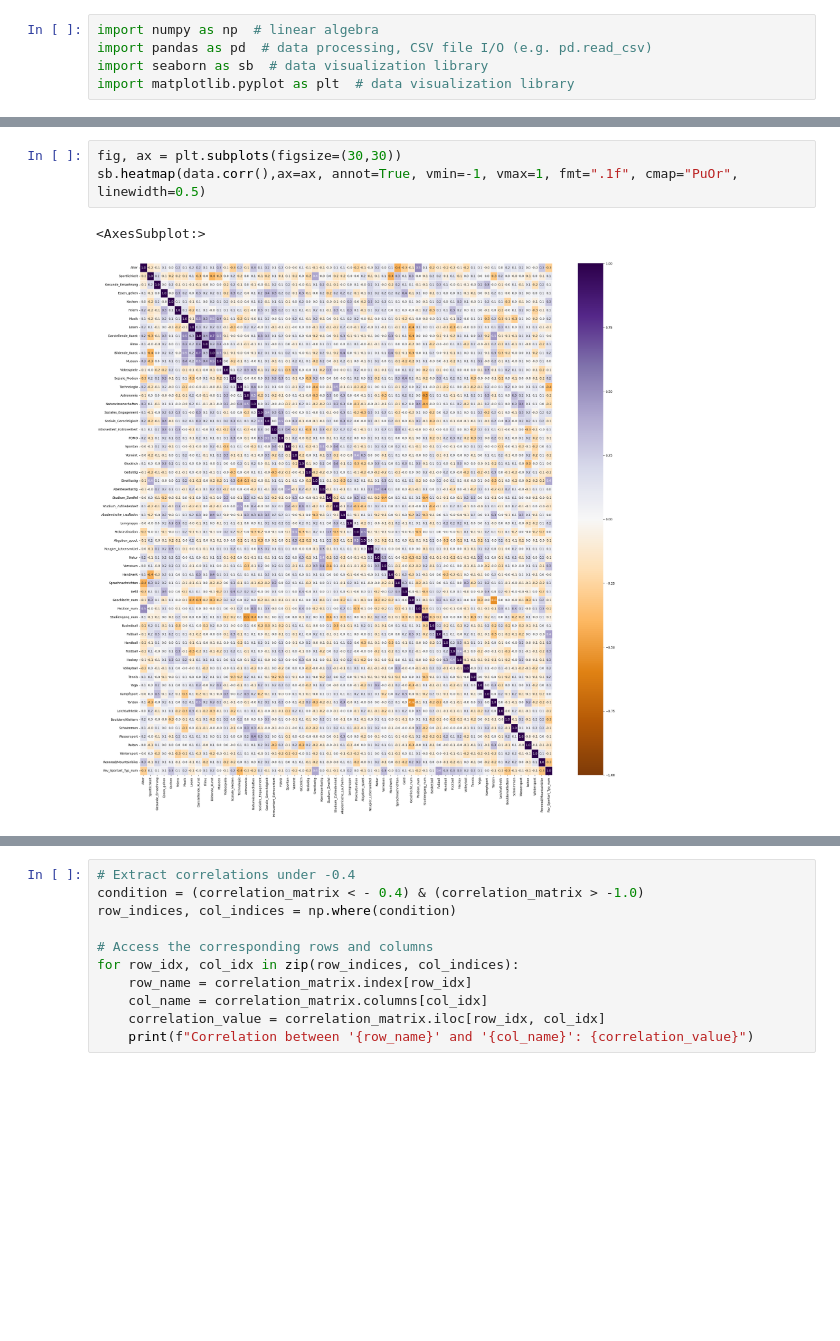
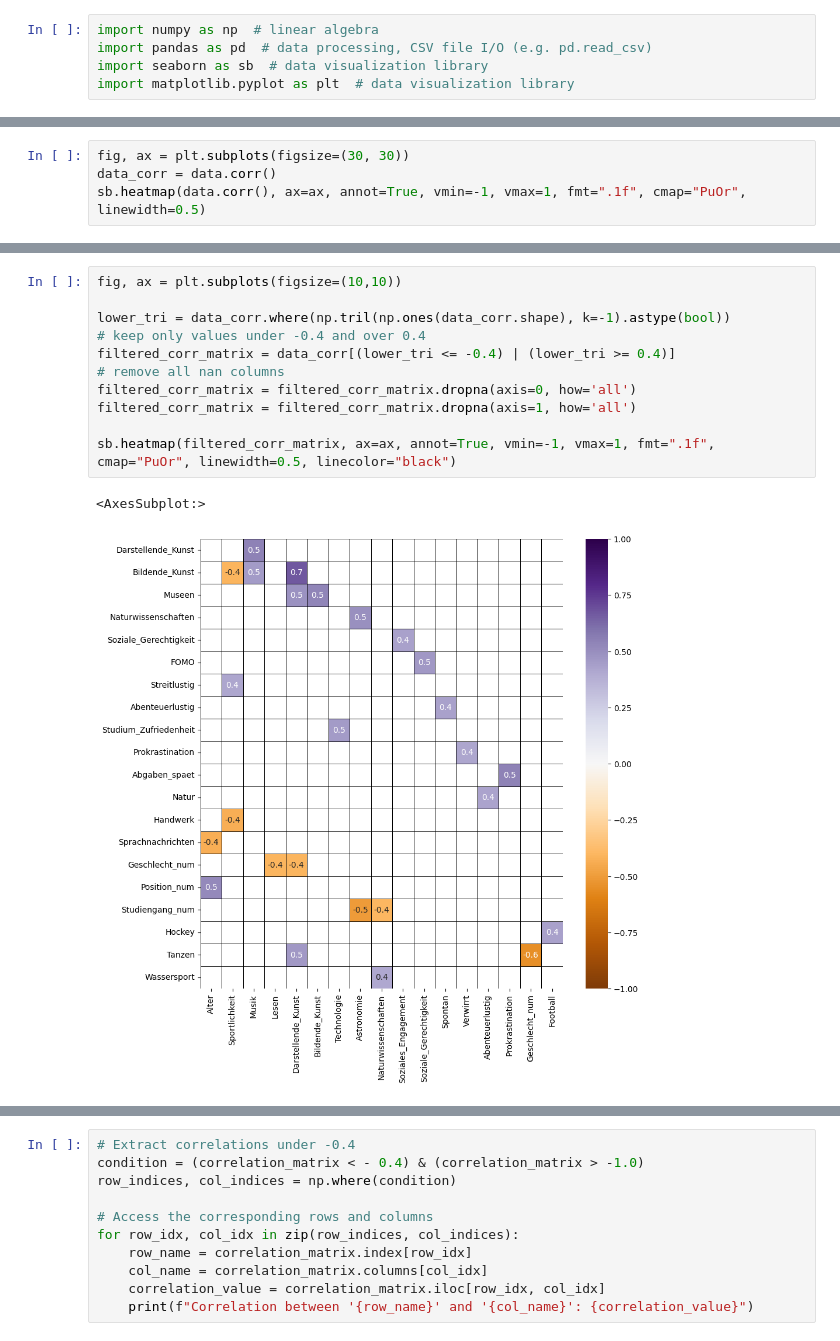
Before and after one commit to JulianCatnip/StudentMatcher, a Jupyter notebook: 02_Korrelationsanalyse.ipynb, the cells around one changed output, grey strips where cells are left out. Saved outputs shown, nothing was run; the diff lists cells and outputs as text; blank space fills up the shorter version.

Commit message:
Korrelationsanalyse Matrix update

```diff
--- a/02_Korrelationsanalyse.ipynb
+++ b/02_Korrelationsanalyse.ipynb
@@ -39,0 +40,4 @@ data.head(5)
+# %%
+fig, ax = plt.subplots(figsize=(30, 30))
+data_corr = data.corr()
+sb.heatmap(data.corr(), ax=ax, annot=True, vmin=-1, vmax=1, fmt=".1f", cmap="PuOr", linewidth=0.5)
@@ -40,9 +47,17 @@ data.head(5)
 # %%
-fig, ax = plt.subplots(figsize=(30,30))
-sb.heatmap(data.corr(),ax=ax, annot=True, vmin=-1, vmax=1, fmt=".1f", cmap="PuOr", linewidth=0.5)
+fig, ax = plt.subplots(figsize=(10,10))
+
+lower_tri = data_corr.where(np.tril(np.ones(data_corr.shape), k=-1).astype(bool))
+# keep only values under -0.4 and over 0.4
+filtered_corr_matrix = data_corr[(lower_tri <= -0.4) | (lower_tri >= 0.4)]
+# remove all nan columns
+filtered_corr_matrix = filtered_corr_matrix.dropna(axis=0, how='all')
+filtered_corr_matrix = filtered_corr_matrix.dropna(axis=1, how='all')
+
+sb.heatmap(filtered_corr_matrix, ax=ax, annot=True, vmin=-1, vmax=1, fmt=".1f", cmap="PuOr", linewidth=0.5, linecolor="black")
 # %% [output]
 <AxesSubplot:>
-[figure, old version]
+[figure, new version]
 # %%
 correlation_matrix = data.corr()
 correlation_matrix
```
Also changed, not shown: parts of 8 cells of this notebook.
